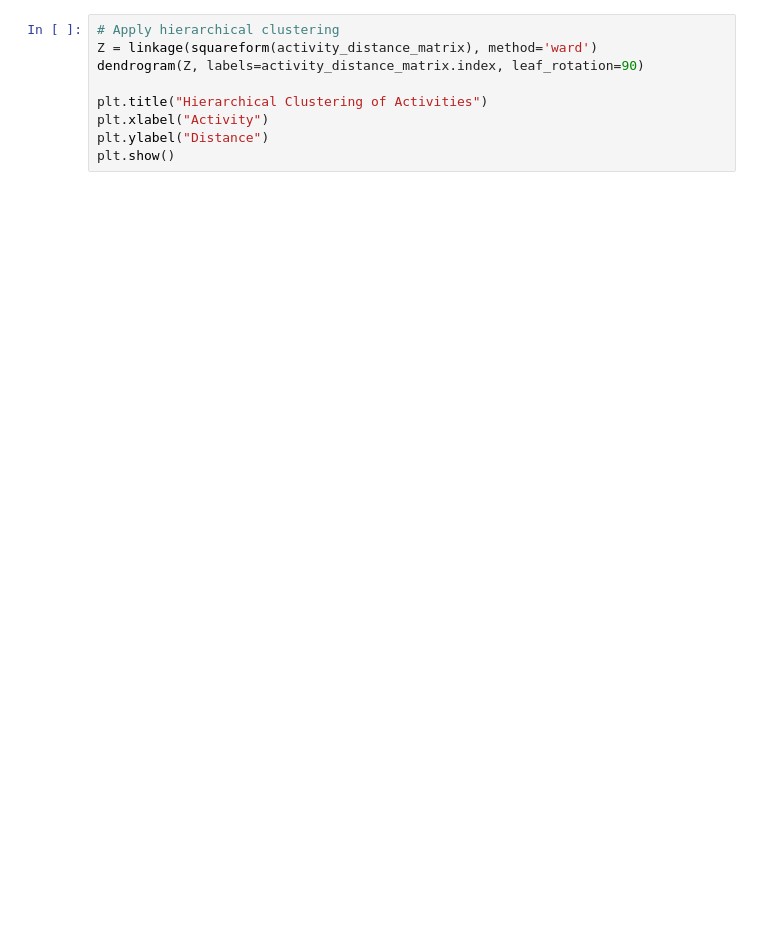
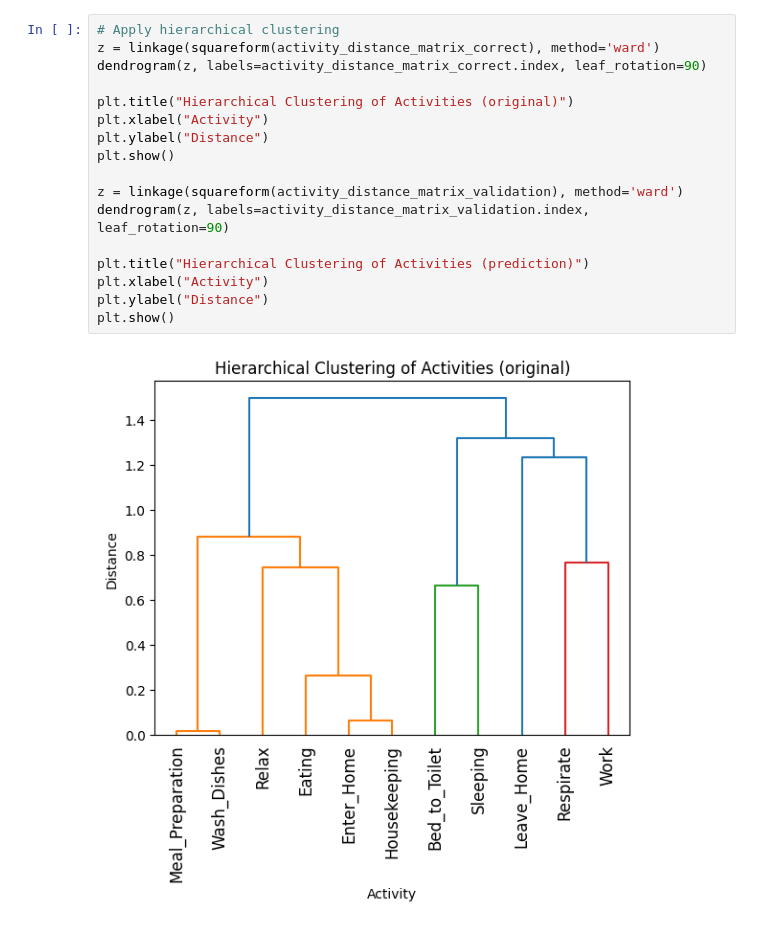
Before and after one commit to AlecDrosu/HAR-Lab-Dataset-Generation, a Jupyter notebook: validationMethods/MDS.ipynb, the cells around one changed output. Cells and saved outputs as stored; diff of their text form; blank space fills up the shorter version.

```diff
--- a/validationMethods/MDS.ipynb
+++ b/validationMethods/MDS.ipynb
@@ -28,9 +34,19 @@ activity_distance_matrix = 1 - normalized_combined_pivot_table.T.corr()
 # %%
 # Apply hierarchical clustering
-Z = linkage(squareform(activity_distance_matrix), method='ward')
-dendrogram(Z, labels=activity_distance_matrix.index, leaf_rotation=90)
+z = linkage(squareform(activity_distance_matrix_correct), method='ward')
+dendrogram(z, labels=activity_distance_matrix_correct.index, leaf_rotation=90)
 
-plt.title("Hierarchical Clustering of Activities")
+plt.title("Hierarchical Clustering of Activities (original)")
 plt.xlabel("Activity")
 plt.ylabel("Distance")
 plt.show()
+
+z = linkage(squareform(activity_distance_matrix_validation), method='ward')
+dendrogram(z, labels=activity_distance_matrix_validation.index, leaf_rotation=90)
+
+plt.title("Hierarchical Clustering of Activities (prediction)")
+plt.xlabel("Activity")
+plt.ylabel("Distance")
+plt.show()
+# %% [output]
+[figure, added]
```
Also changed, not shown: parts of 5 cells of this notebook, 11 other files.
